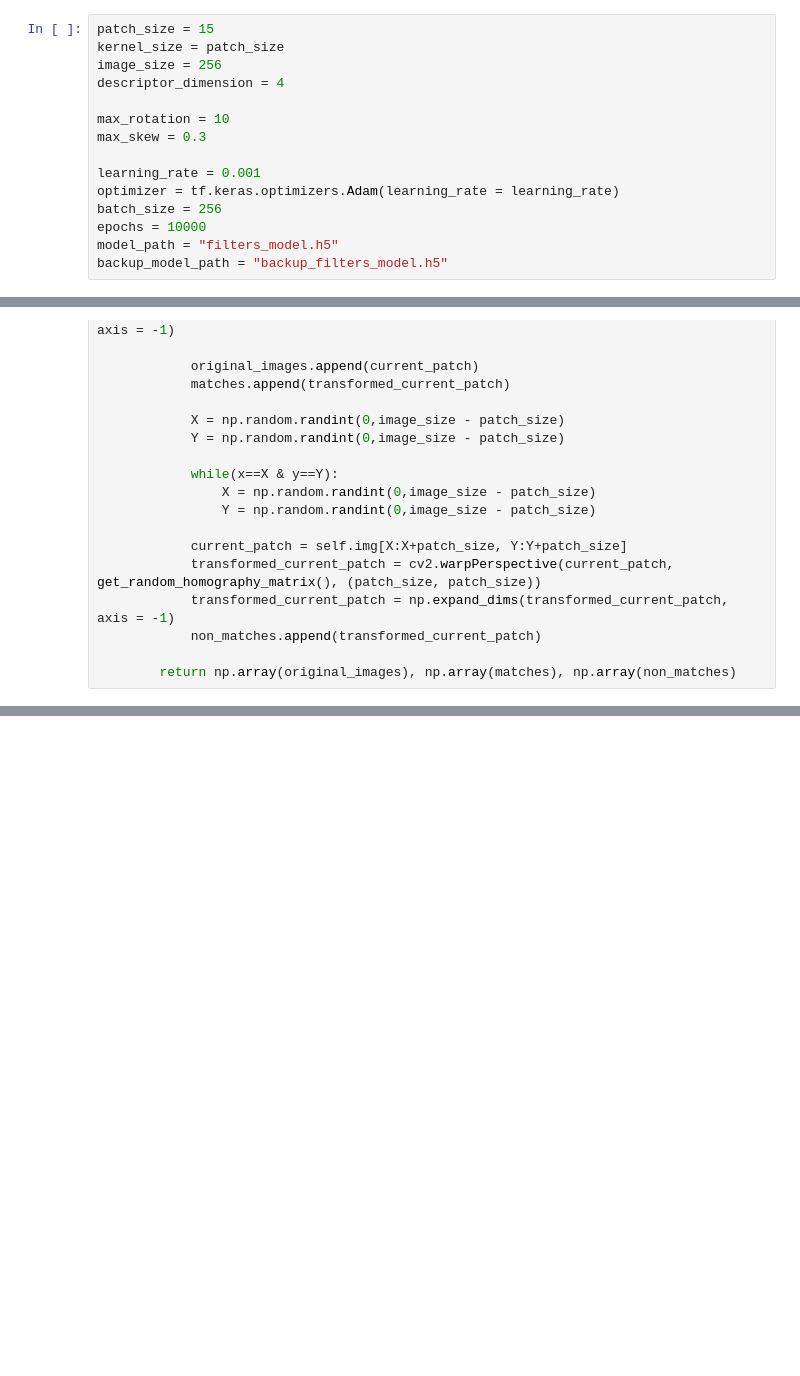
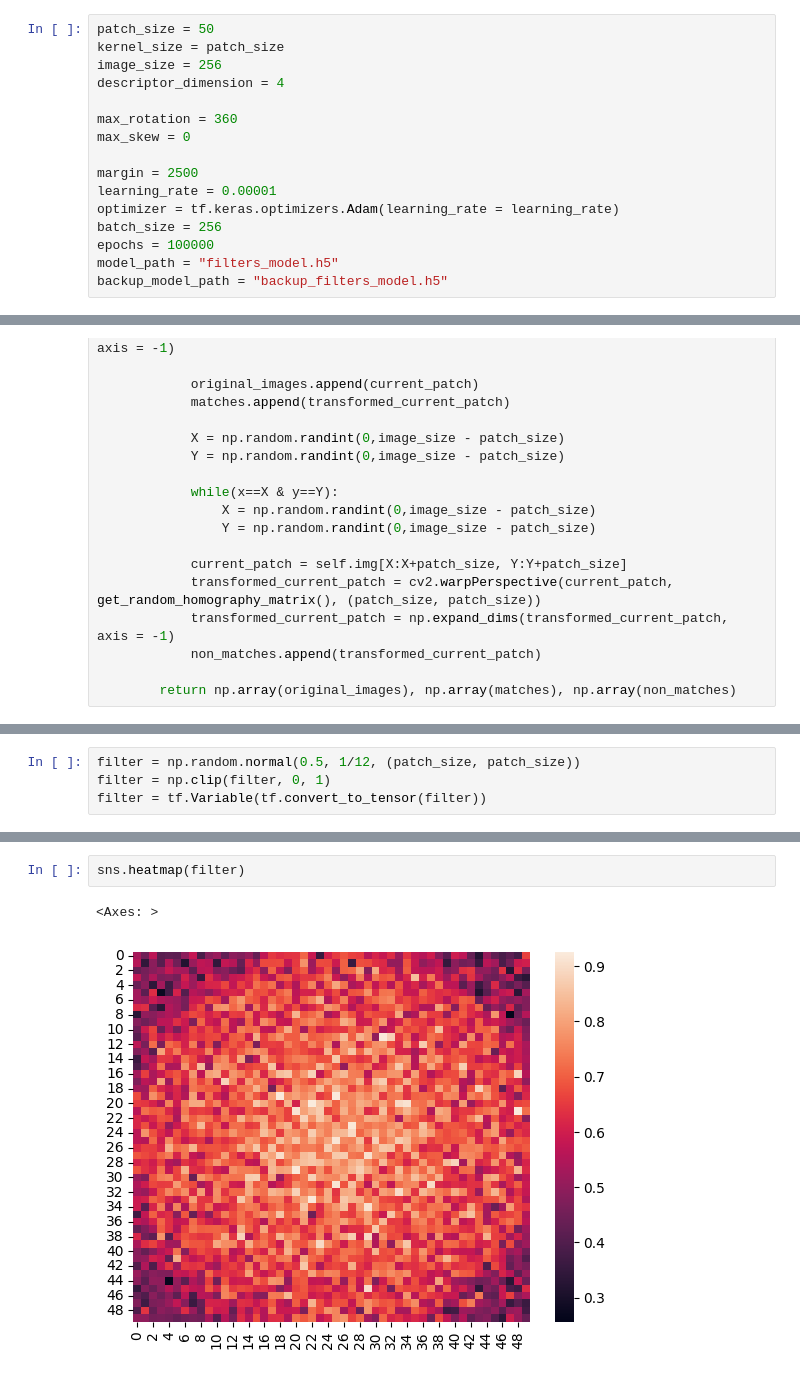
Before and after one commit to bas-bhai-account-khol-de/FlamImageTracking, a Jupyter notebook: get_filters.ipynb, the cells around one changed output, grey strips where cells are left out. Saved outputs shown, nothing was run; the diff lists cells and outputs as text; blank space fills up the shorter version.

Commit message:
Using crossentropy as model
Have only single filter, patch size 50,

```diff
--- a/get_filters.ipynb
+++ b/get_filters.ipynb
@@ -6,16 +9,17 @@ import math
 # %%
-patch_size = 15
+patch_size = 50
 kernel_size = patch_size
 image_size = 256
 descriptor_dimension = 4
 
-max_rotation = 10
-max_skew = 0.3
+max_rotation = 360
+max_skew = 0
 
-learning_rate = 0.001
+margin = 2500
+learning_rate = 0.00001
 optimizer = tf.keras.optimizers.Adam(learning_rate = learning_rate)
 batch_size = 256
-epochs = 10000
+epochs = 100000
 model_path = "filters_model.h5"
 backup_model_path = "backup_filters_model.h5"
 # %%
@@ -227,0 +207,4 @@ WARNING:absl:You are saving your model as an HDF5 file via `model.save()` or `ke
+# %%
+filter = np.random.normal(0.5, 1/12, (patch_size, patch_size))
+filter = np.clip(filter, 0, 1)
+filter = tf.Variable(tf.convert_to_tensor(filter))
@@ -227,0 +256,5 @@ WARNING:absl:You are saving your model as an HDF5 file via `model.save()` or `ke
+# %%
+sns.heatmap(filter)
+# %% [output]
+<Axes: >
+[figure, added]
```
Also changed, not shown: parts of 15 cells of this notebook, 3 other files.
